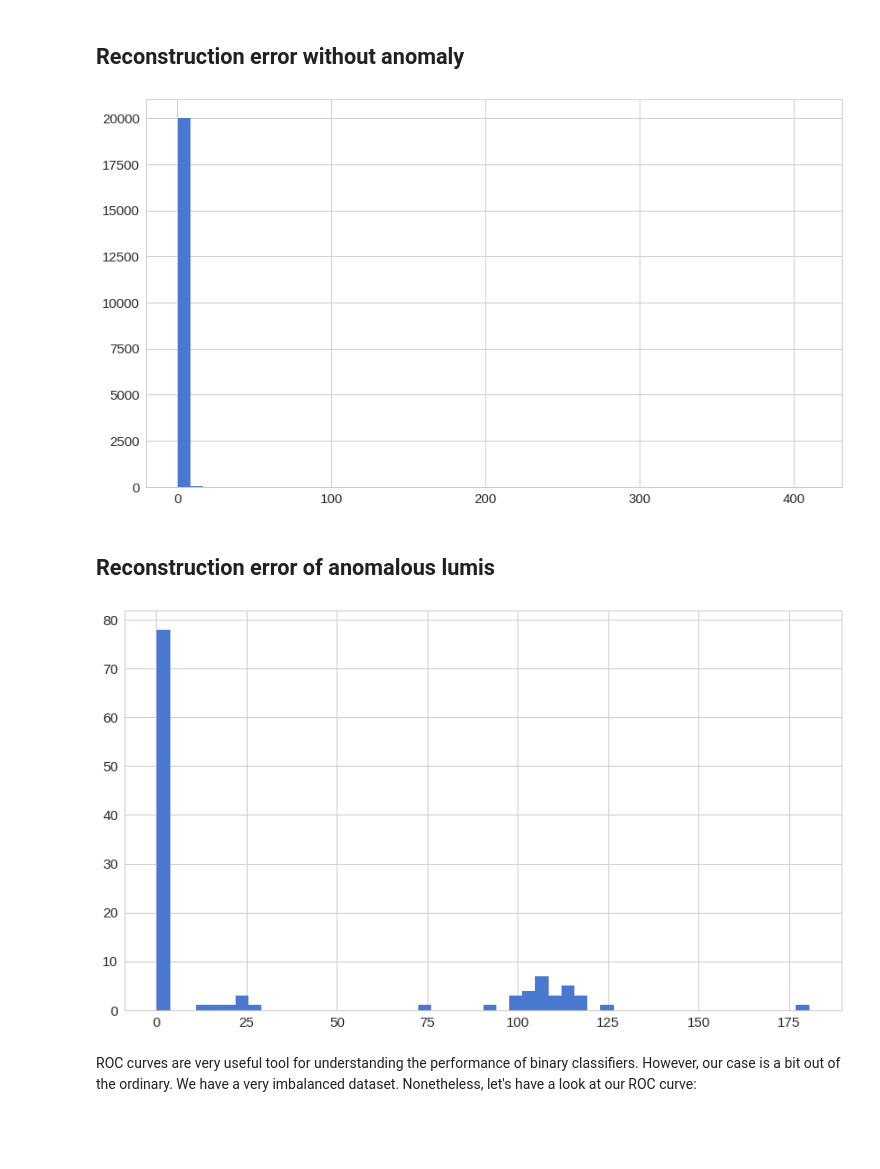
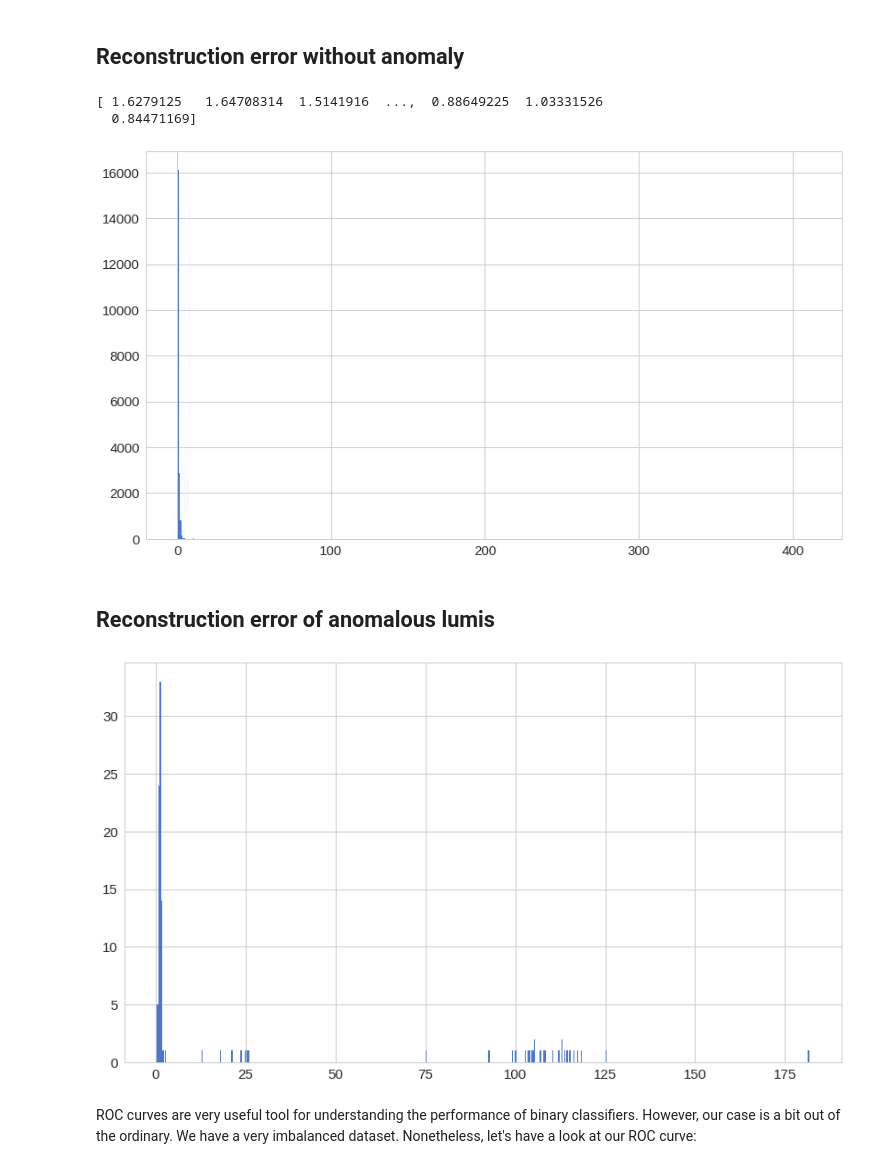
Before and after one commit to gnomeosaurus/ml4dc, a Jupyter notebook: anomaly_detectionMET_C-H_firsttest.ipynb, the cells around one changed output. Cells and saved outputs as stored; diff of their text form; code cells hidden in the pictures; blank space fills up the shorter version.

```diff
--- a/anomaly_detectionMET_C-H_firsttest.ipynb
+++ b/anomaly_detectionMET_C-H_firsttest.ipynb
@@ -210,7 +232,7 @@ data.shape
 # %% [output]
 (100976, 2806)
 # %%
-from sklearn.preprocessing import StandardScaler
+from sklearn.preprocessing import StandardScaler, scale, MinMaxScaler
 
 #Normalize the data to make training better
 cutted_data = data.iloc[:, 0:2805]
@@ -220,14 +242,27 @@ classes     = data.iloc[:, 2805:2806]
 # print("Classes : ", classes)
 # del(data)
 
-np_scaled = StandardScaler().fit_transform(cutted_data)
-datas    = pd.DataFrame(np_scaled)
-del(np_scaled)
+np_scaled = StandardScaler().fit_transform(cutted_data.values)
+# datas    = pd.DataFrame(np_scaled)
+# np_scaled = cutted_data / cutted_data.max(axis=0)
+
+# np_scaled = MinMaxScaler().fit_transform(cutted_data.values) #Makes wavy normal data
+
+# np_scaled = scale(cutted_data, axis = 0, with_mean=True, with_std=True, copy=True)
+datas = pd.DataFrame(np_scaled)
+
+# del(np_scaled)
 del(cutted_data)
 # print("Datas first: ", datas)
 datas['class'] = classes
+print(datas)
+
+# print("XXXXXXXXXXXXXXXXXXXXXXXXXXXXXXXXXXXXXXXXXXXXX")
+# datas = datas.dropna(axis=0, how='any')
+# print(datas)
+# print("YYYYYYYYYY")
 # data = pd.concat([datas, classes])
-print("Datas second: ", datas)
+# print("Datas second: ", datas)
 
 # del(np_scaled)
 # print(cutted_data)
@@ -405,20 +581,23 @@ print(mse.shape)
 fig = plt.figure()
 ax = fig.add_subplot(111)
 normal_error_df = error_df[(error_df['true_class']== 0)]
-_ = ax.hist(normal_error_df.reconstruction_error.values, bins=50)
+print(normal_error_df.reconstruction_error.values)
+_ = ax.hist(normal_error_df.reconstruction_error.values, bins=500)
 # fig.savefig("jetC_MinMaxScaler_e350_bs1000_ed14_RECERR.pdf")
 # %% [output]
+[ 1.6279125   1.64708314  1.5141916  ...,  0.88649225  1.03331526
+  0.84471169]
-[figure, old version]
+[figure, new version]
 # %% [markdown]
 ## Reconstruction error of anomalous lumis
 # %%
 fig = plt.figure()
 ax = fig.add_subplot(111)
 anomaly_error_df = error_df[error_df['true_class'] == 1]
-_ = ax.hist(anomaly_error_df.reconstruction_error.values, bins=50)
+_ = ax.hist(anomaly_error_df.reconstruction_error.values, bins=500)
 # fig.savefig("jetC_MinMaxScaler_e350_bs1000_ed14_RECERRANOMALY.pdf")
 # %% [output]
-[figure, old version]
+[figure, new version]
 # %%
 from sklearn.metrics import (confusion_matrix, precision_recall_curve, auc,
                              roc_curve, recall_score, classification_report, f1_score,
```
Also changed, not shown: parts of 17 cells of this notebook.
